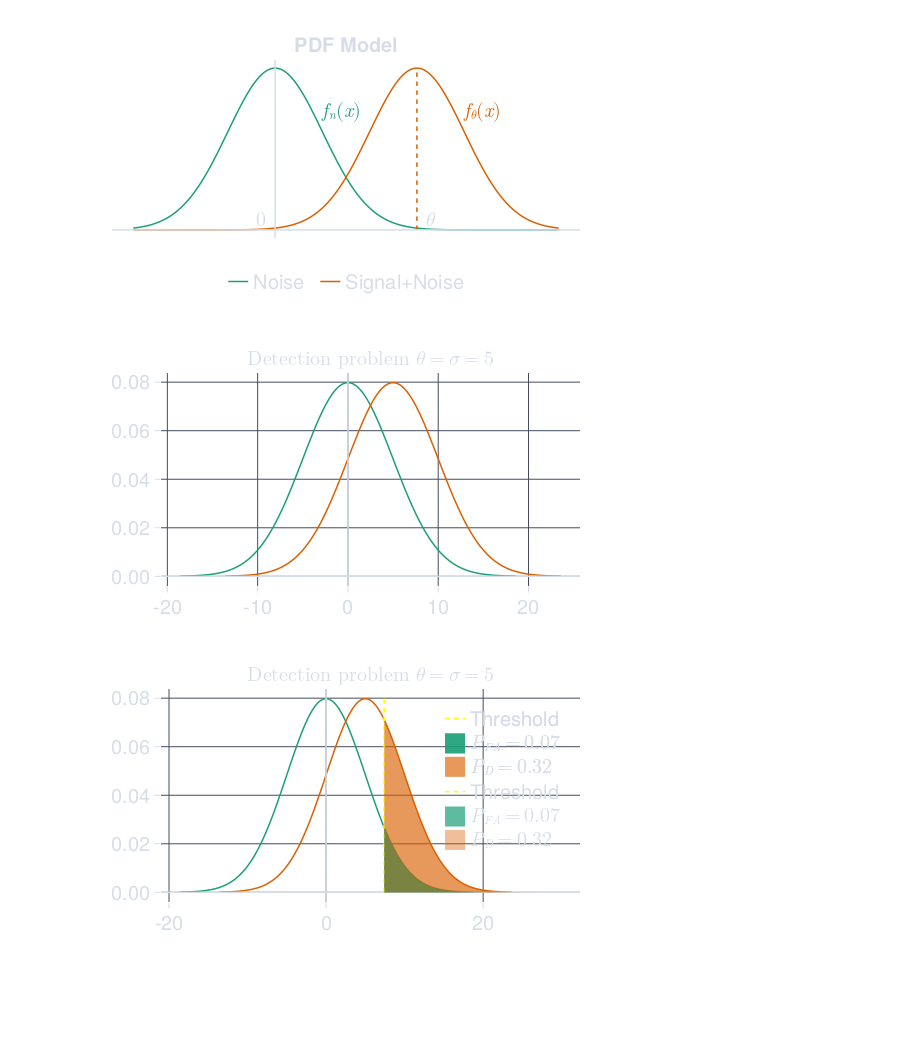
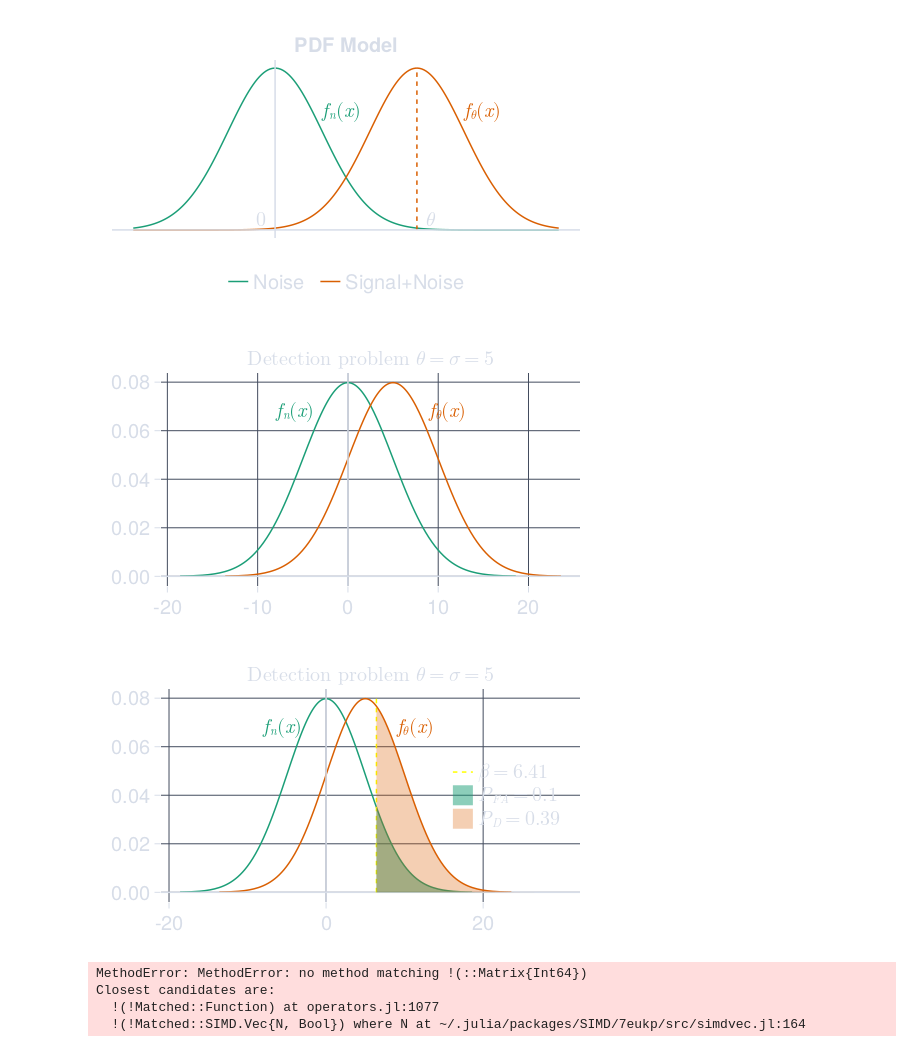
Before and after one commit to simonabj/Studies, a Jupyter notebook: IN5340/Project4/code2.ipynb, the cells around one changed output. Cells and saved outputs as stored; diff of their text form; code cells hidden in the pictures; blank space fills up the shorter version.

Commit message:
Update errors in project 1

```diff
--- a/IN5340/Project4/code2.ipynb
+++ b/IN5340/Project4/code2.ipynb
@@ -56,20 +56,23 @@ F = Figure(backgroundcolor=:transparent, resolution=(500, 300))
 ax = Axis(F[1,1], title=L"\text{Detection problem } \theta=\sigma=5")
 l1 = lines!(fn); l2 = lines!(fs)
 yline = vlines!(0, color = nord[5]); xline = hlines!(0, color = nord[5])
+text!(-8, pdf(fn,4)*1.1, text=L"f_n(x)", color=l1.color)
+text!(4+θ, pdf(fs,4+θ)*1.1, text=L"f_\theta(x)", color=l2.color)
 hidespines!(ax)
 save("b.pdf", F)
 F
 # %% [output]
-[figure, old version]
+[figure, new version]
 # %%
-thresh = 1-quantile(fn, 0.1000)
-P_fa = ccdf(fn, thresh)
-P_d  = ccdf(fs, thresh)
-lines!([thresh, thresh], [0.0,pdf(fn, 0)], linestyle=:dash, color=:yellow,label="Threshold")
-xs2 = thresh:0.1:xs[end]
-b1 = band!(xs2, zeros(size(xs2)), pdf.(fn,xs2), color=(l1.color, 0.7), transparency=true, label=L"P_{FA}=%$(printx(P_fa,2))")
-b2 = band!(xs2, zeros(size(xs2)), pdf.(fs,xs2), color=(l2.color, 0.4), transparency=true, label=L"P_{D}=%$(printx(P_d,2))")
-axislegend(ax)
+β = cquantile(fn, 0.1)
+P_fa = ccdf(fn, β)
+P_d  = ccdf(fs, β)
+lines!([β, β], [0.0,pdf(fn, 0)], linestyle=:dash, color=:yellow,label=L"β=%$(printx(β,2))")
+xs2 = β:0.1:xs[end]
+b1 = band!(xs2, zeros(size(xs2)), pdf.(fn,xs2), color=(l1.color, 0.5), transparency=true, label=L"P_{FA}=%$(printx(P_fa,1))")
+b2 = band!(xs2, zeros(size(xs2)), pdf.(fs,xs2), color=(l2.color, 0.3), transparency=true, label=L"P_{D}=%$(printx(P_d,2))")
+axislegend(ax, position=:rc)
+save("c.pdf", F)
 F
 # %% [output]
-[figure, old version]
+[figure, new version]
@@ -75,0 +83,9 @@ F
+# %%
+ML_detector = @. pdf(fs, x)/pdf(fn,x) > 1;
+TPR = mean(ML_detector .& s)
+TFP = mean(ML_detector .& !s)
+# %% [output]
+MethodError: MethodError: no method matching !(::Matrix{Int64})
+Closest candidates are:
+  !(!Matched::Function) at operators.jl:1077
+  !(!Matched::SIMD.Vec{N, Bool}) where N at ~/.julia/packages/SIMD/7eukp/src/simdvec.jl:164
```
Also changed, not shown: parts of 1 cell of this notebook, 18 other files.
